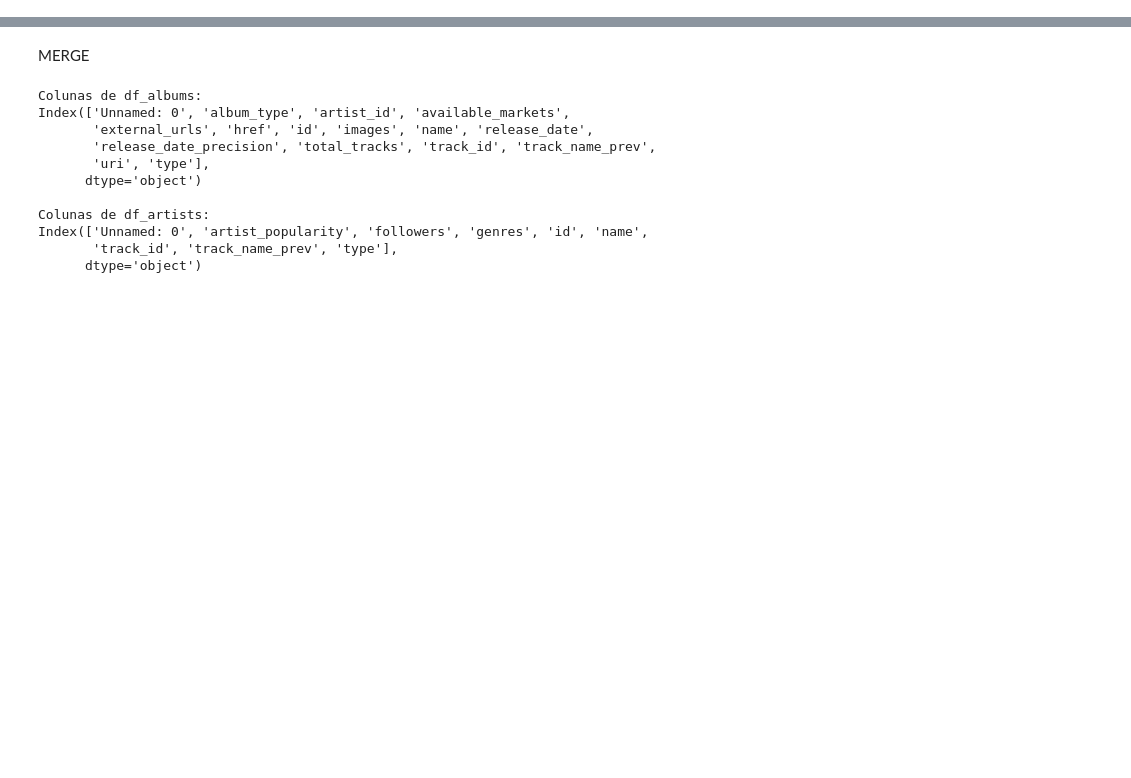
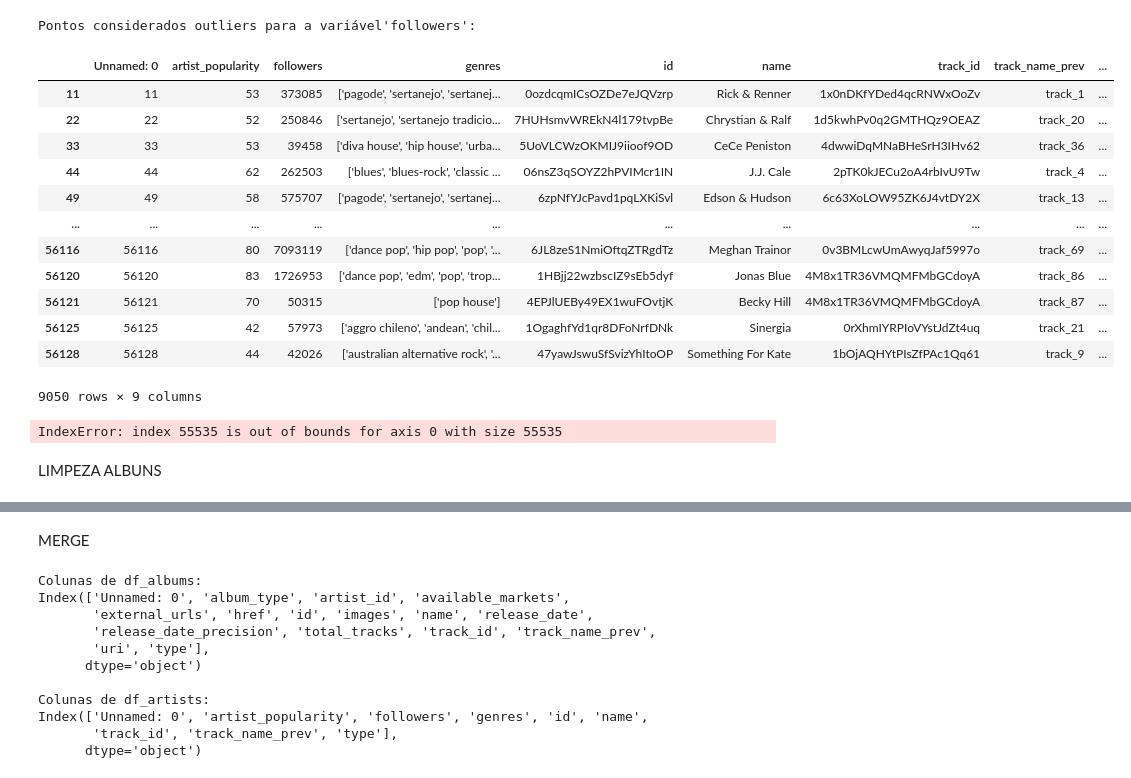
Before and after one commit to mat-haug/Treinamento-1, a Jupyter notebook: Treinamento1 (1).ipynb, the cells around one changed output, grey strips where cells are left out. Cells and saved outputs as stored; diff of their text form; code cells hidden in the pictures; blank space fills up the shorter version.

```diff
--- a/Treinamento1 (1).ipynb
+++ b/Treinamento1 (1).ipynb
@@ -49,5 +47,5 @@ df_artistas.isnull().sum()
 # %%
 
-artistas_deletados = df_artistas[base_artistas.followers == 0].index
+artistas_deletados = df_artistas[df_artistas.followers == 0].index
 df_artistas.drop(artistas_deletados, inplace=True)
-df_artistas.loc[base_artistas['followers'] == 0]
+df_artistas.loc[df_artistas['followers'] == 0]
@@ -96,0 +88,44 @@ df_albums.head()
+# %%
+
+def drop_outliers(base, variavel):
+    outliers = []
+    # Calcula Q1 (25º percentil) para a variável dada
+    Q1 = np.percentile(base[variavel], 25)
+
+    # Calcula Q3 (75º percentil) para a variável dada
+    Q3 = np.percentile(base[variavel], 75)
+
+    # Usa IQR (interquartile range) para calcular um passo de outlier
+    IQR = Q3-Q1
+    passo = 1.5 * IQR
+
+    # Mostrando os outliers
+    print("Pontos considerados outliers para a variável'{}':".format(variavel))
+    display(base[~((base[variavel] >= Q1 - passo) & (base[variavel] <= Q3 + passo))])
+
+    feature_outliers = base[~((base[variavel] >= Q1 - passo) & (base[variavel] <= Q3 + passo))]
+    outliers.extend(list(feature_outliers.index.values))
+
+    return outliers
+
+outliers = drop_outliers(df_artistas, 'followers')
+df_artistas = df_artistas.drop(df_artistas.index[outliers]).reset_index(drop = True)
+df_artistas['followers'].describe()
+# %% [output]
+Pontos considerados outliers para a variável'followers':
+|  | Unnamed: 0 | artist_popularity | followers | genres | id | name | track_id | track_name_prev | ... |
+| 11 | 11 | 53 | 373085 | ['pagode', 'sertanejo', 'sertanej... | 0ozdcqmICsOZDe7eJQVzrp | Rick & Renner | 1x0nDKfYDed4qcRNWxOoZv | track_1 | ... |
+| 22 | 22 | 52 | 250846 | ['sertanejo', 'sertanejo tradicio... | 7HUHsmvWREkN4l179tvpBe | Chrystian & Ralf | 1d5kwhPv0q2GMTHQz9OEAZ | track_20 | ... |
+| 33 | 33 | 53 | 39458 | ['diva house', 'hip house', 'urba... | 5UoVLCWzOKMIJ9iioof9OD | CeCe Peniston | 4dwwiDqMNaBHeSrH3IHv62 | track_36 | ... |
+| 44 | 44 | 62 | 262503 | ['blues', 'blues-rock', 'classic ... | 06nsZ3qSOYZ2hPVIMcr1IN | J.J. Cale | 2pTK0kJECu2oA4rbIvU9Tw | track_4 | ... |
+| 49 | 49 | 58 | 575707 | ['pagode', 'sertanejo', 'sertanej... | 6zpNfYJcPavd1pqLXKiSvl | Edson & Hudson | 6c63XoLOW95ZK6J4vtDY2X | track_13 | ... |
+| ... | ... | ... | ... | ... | ... | ... | ... | ... | ... |
+| 56116 | 56116 | 80 | 7093119 | ['dance pop', 'hip pop', 'pop', '... | 6JL8zeS1NmiOftqZTRgdTz | Meghan Trainor | 0v3BMLcwUmAwyqJaf5997o | track_69 | ... |
+| 56120 | 56120 | 83 | 1726953 | ['dance pop', 'edm', 'pop', 'trop... | 1HBjj22wzbscIZ9sEb5dyf | Jonas Blue | 4M8x1TR36VMQMFMbGCdoyA | track_86 | ... |
+| 56121 | 56121 | 70 | 50315 | ['pop house'] | 4EPJlUEBy49EX1wuFOvtjK | Becky Hill | 4M8x1TR36VMQMFMbGCdoyA | track_87 | ... |
+| 56125 | 56125 | 42 | 57973 | ['aggro chileno', 'andean', 'chil... | 1OgaghfYd1qr8DFoNrfDNk | Sinergia | 0rXhmIYRPIoVYstJdZt4uq | track_21 | ... |
+| 56128 | 56128 | 44 | 42026 | ['australian alternative rock', '... | 47yawJswuSfSvizYhItoOP | Something For Kate | 1bOjAQHYtPIsZfPAc1Qq61 | track_9 | ... |
+9050 rows × 9 columns
+IndexError: index 55535 is out of bounds for axis 0 with size 55535
+# %% [markdown]
+LIMPEZA ALBUNS
```
Also changed, not shown: parts of 14 cells of this notebook.
